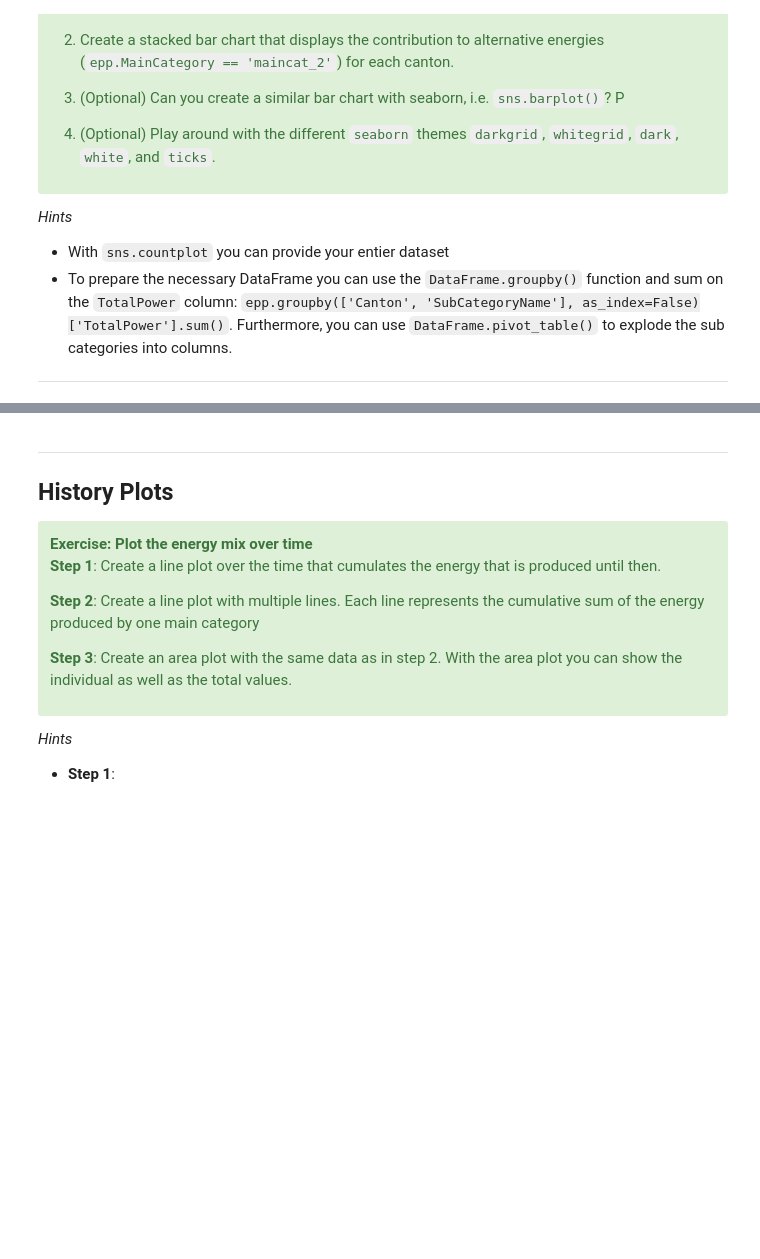
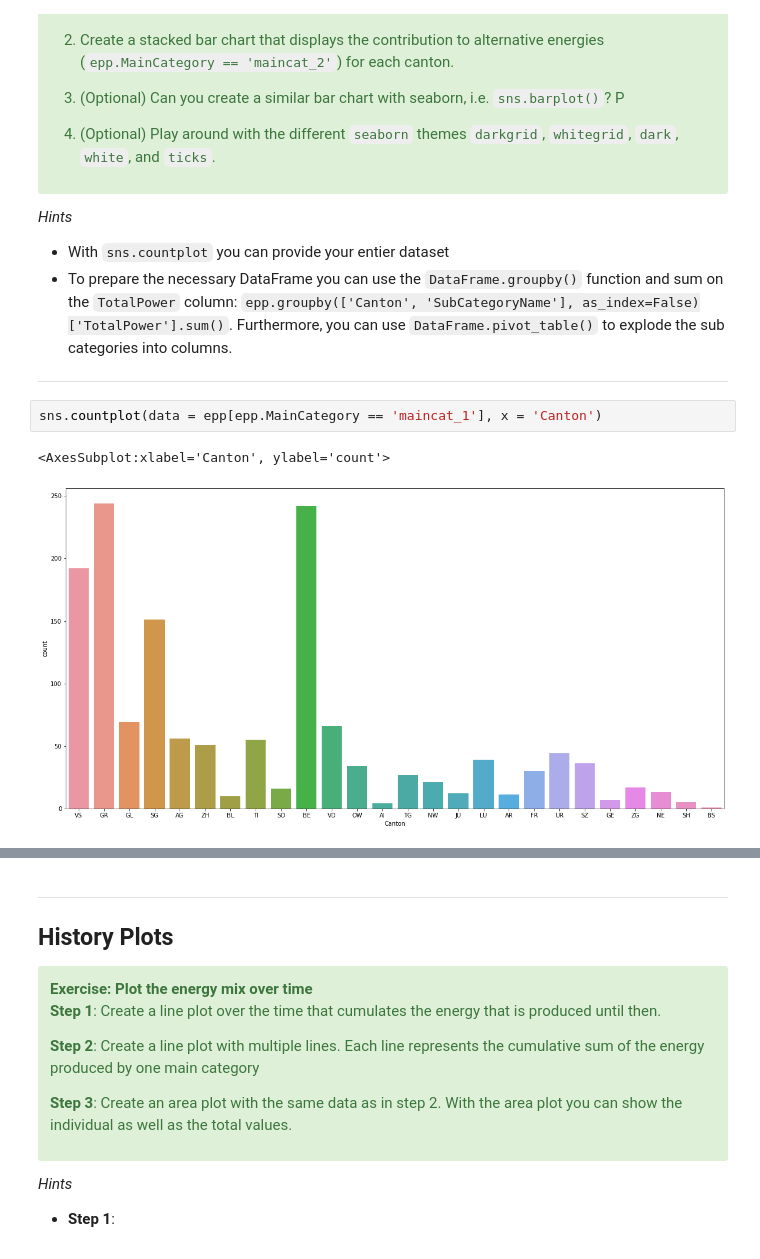
Before and after one commit to dsi-engineering-ag/data-science-course, a Jupyter notebook: Day 1/Excercise - Visualisation Plots.ipynb, the cells around one changed output, grey strips where cells are left out. Saved outputs shown, nothing was run; the diff lists cells and outputs as text; blank space fills up the shorter version.

```diff
--- a/Day 1/Excercise - Visualisation Plots.ipynb
+++ b/Day 1/Excercise - Visualisation Plots.ipynb
@@ -93,3 +123,8 @@ display(epp.head())
 
 
 ***
+# %%
+sns.countplot(data = epp[epp.MainCategory == 'maincat_1'], x = 'Canton')
+# %% [output]
+<AxesSubplot:xlabel='Canton', ylabel='count'>
+[figure, added]
```
Also changed, not shown: parts of 13 cells of this notebook.
